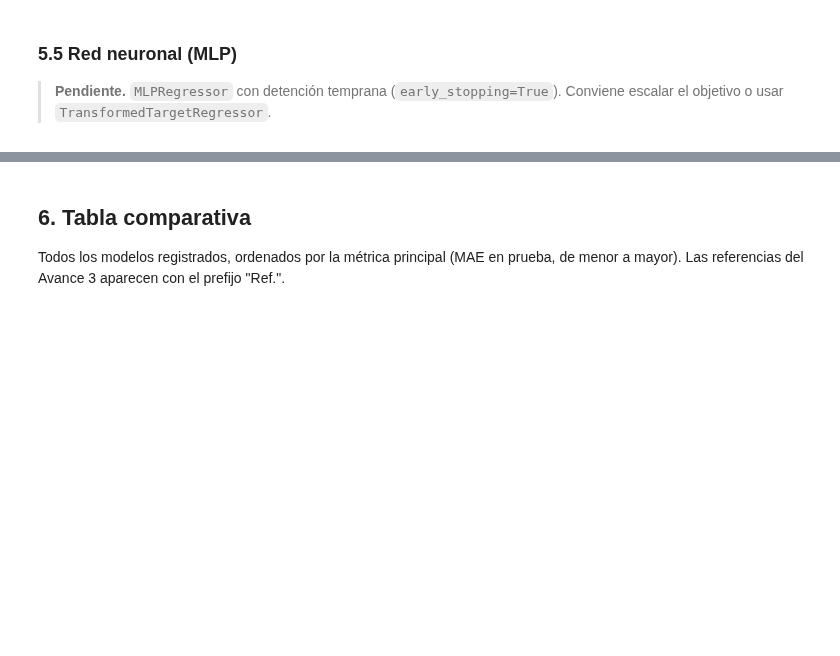
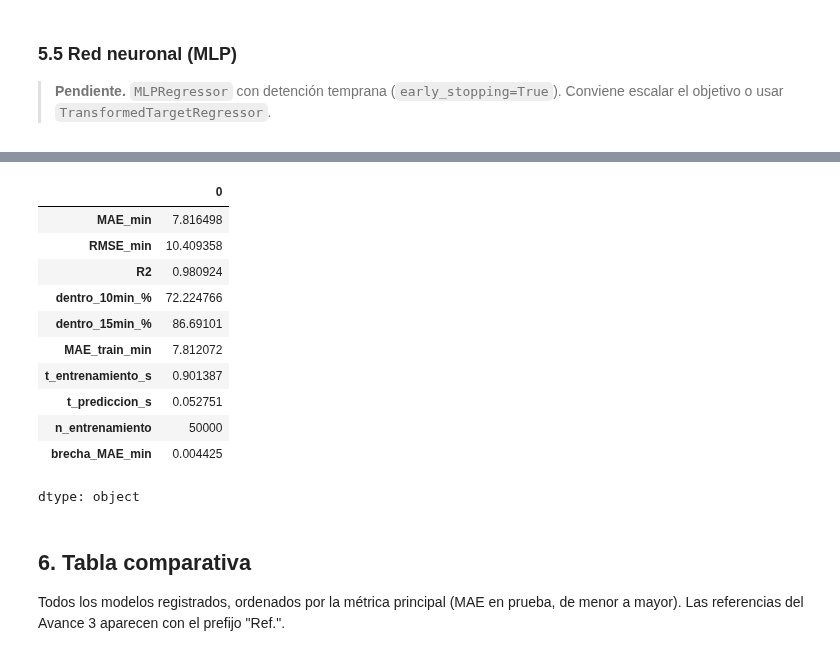
Before and after one commit to aleehpandita/transport-gps-analytics, a Jupyter notebook: notebooks/Avance4_56.ipynb, the cells around one changed output, grey strips where cells are left out. Drawn from its saved outputs; the diff is of its cells as text; code cells hidden in the pictures; blank space fills up the shorter version.

```diff
--- a/notebooks/Avance4_56.ipynb
+++ b/notebooks/Avance4_56.ipynb
@@ -249,3 +295,41 @@ dtype: object
+# %%
+from sklearn.pipeline import Pipeline
+from sklearn.preprocessing import StandardScaler
+from sklearn.linear_model import HuberRegressor
+
+# Pipeline para escalar las variables y entrenar una regresión robusta
+huber_model = Pipeline([
+
+    # Estandariza las variables de entrada
+    ("scaler", StandardScaler()),
+
+    # Regresión robusta menos sensible a valores atípicos
+    ("huber", HuberRegressor(
+        epsilon=1.35,
+        alpha=0.0001,
+        max_iter=500
+    ))
+])
+
+# Entrenamiento solo con una muestra
+registrar(
+    "HuberRegressor",
+    huber_model,
+    n_entrenamiento=50000
+)
+# %% [output]
+|  | 0 |
+| MAE_min | 7.816498 |
+| RMSE_min | 10.409358 |
+| R2 | 0.980924 |
+| dentro_10min_% | 72.224766 |
+| dentro_15min_% | 86.69101 |
+| MAE_train_min | 7.812072 |
+| t_entrenamiento_s | 0.901387 |
+| t_prediccion_s | 0.052751 |
+| n_entrenamiento | 50000 |
+| brecha_MAE_min | 0.004425 |
+dtype: object
 # %% [markdown]
 ## 6. Tabla comparativa
 
```
Also changed, not shown: parts of 9 cells of this notebook.
